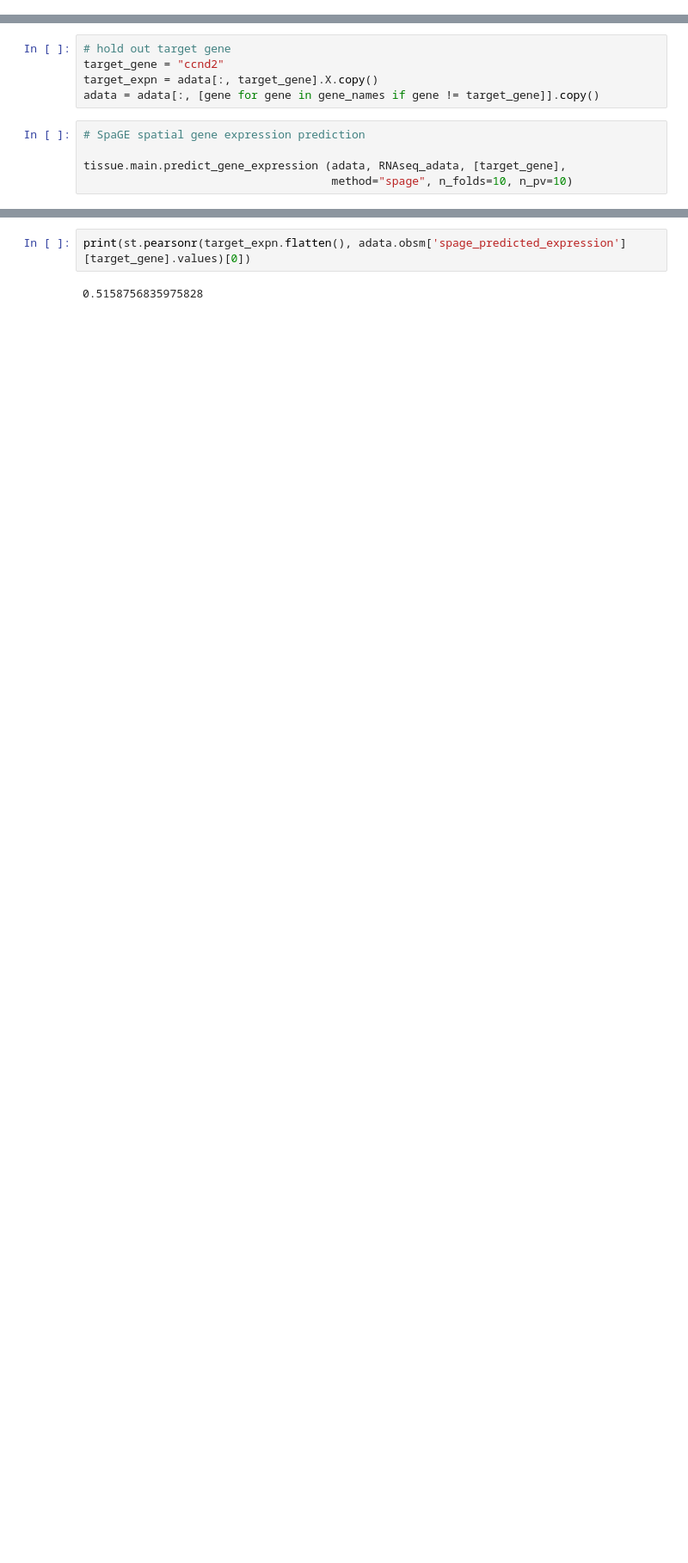
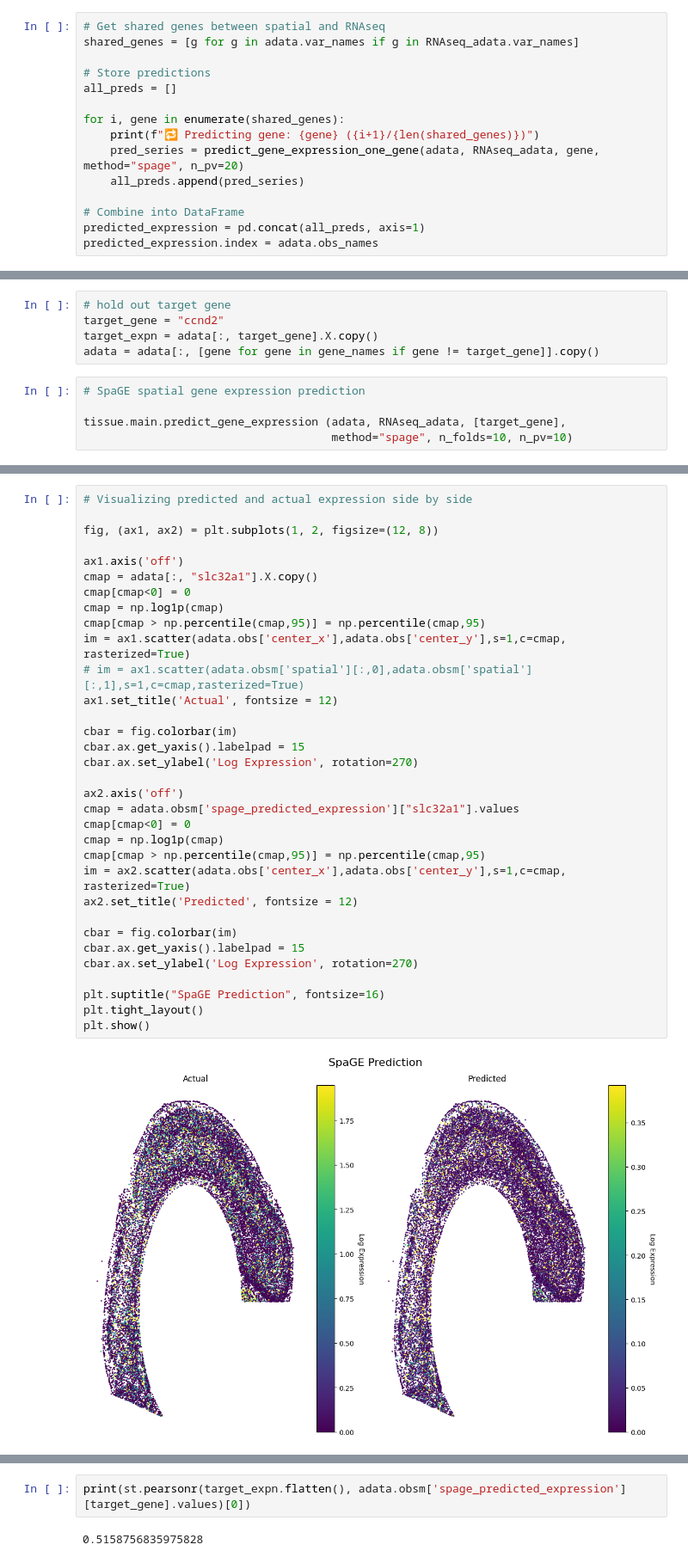
Before and after one commit to AmithH02/Spatial_Gene_Imputation, a Jupyter notebook: tissue_imputation.ipynb, the cells around one changed output, grey strips where cells are left out. Shown at 86% size. Saved outputs shown, nothing was run; the diff lists cells and outputs as text; blank space fills up the shorter version.

```diff
--- a/tissue_imputation.ipynb
+++ b/tissue_imputation.ipynb
@@ -68,0 +322,15 @@ RNAseq_adata = RNAseq_adata[:, gene_names].copy()
+# %%
+# Get shared genes between spatial and RNAseq
+shared_genes = [g for g in adata.var_names if g in RNAseq_adata.var_names]
+
+# Store predictions
+all_preds = []
+
+for i, gene in enumerate(shared_genes):
+    print(f"🔁 Predicting gene: {gene} ({i+1}/{len(shared_genes)})")
+    pred_series = predict_gene_expression_one_gene(adata, RNAseq_adata, gene, method="spage", n_pv=20)
+    all_preds.append(pred_series)
+
+# Combine into DataFrame
+predicted_expression = pd.concat(all_preds, axis=1)
+predicted_expression.index = adata.obs_names
@@ -113,0 +454,35 @@ plt.show()
+# %%
+# Visualizing predicted and actual expression side by side
+
+fig, (ax1, ax2) = plt.subplots(1, 2, figsize=(12, 8))
+
+ax1.axis('off')
+cmap = adata[:, "slc32a1"].X.copy()
+cmap[cmap<0] = 0
+cmap = np.log1p(cmap)
+cmap[cmap > np.percentile(cmap,95)] = np.percentile(cmap,95)
+im = ax1.scatter(adata.obs['center_x'],adata.obs['center_y'],s=1,c=cmap, rasterized=True)
+# im = ax1.scatter(adata.obsm['spatial'][:,0],adata.obsm['spatial'][:,1],s=1,c=cmap,rasterized=True)
+ax1.set_title('Actual', fontsize = 12)
+
+cbar = fig.colorbar(im)
+cbar.ax.get_yaxis().labelpad = 15
+cbar.ax.set_ylabel('Log Expression', rotation=270)
+
+ax2.axis('off')
+cmap = adata.obsm['spage_predicted_expression']["slc32a1"].values
+cmap[cmap<0] = 0
+cmap = np.log1p(cmap)
+cmap[cmap > np.percentile(cmap,95)] = np.percentile(cmap,95)
+im = ax2.scatter(adata.obs['center_x'],adata.obs['center_y'],s=1,c=cmap, rasterized=True)
+ax2.set_title('Predicted', fontsize = 12)
+
+cbar = fig.colorbar(im)
+cbar.ax.get_yaxis().labelpad = 15
+cbar.ax.set_ylabel('Log Expression', rotation=270)
+
+plt.suptitle("SpaGE Prediction", fontsize=16)
+plt.tight_layout()
+plt.show()
+# %% [output]
+[figure, added]
```
Also changed, not shown: parts of 27 cells of this notebook.
